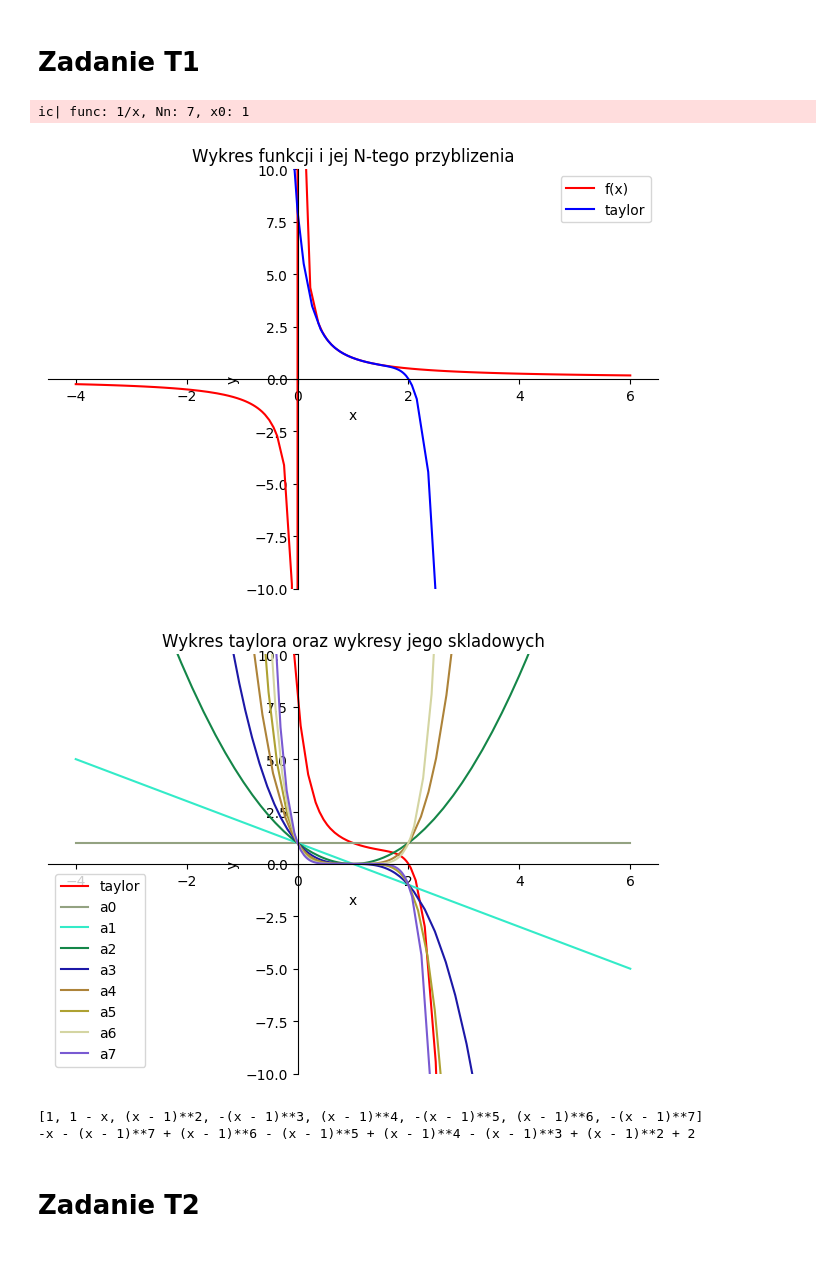
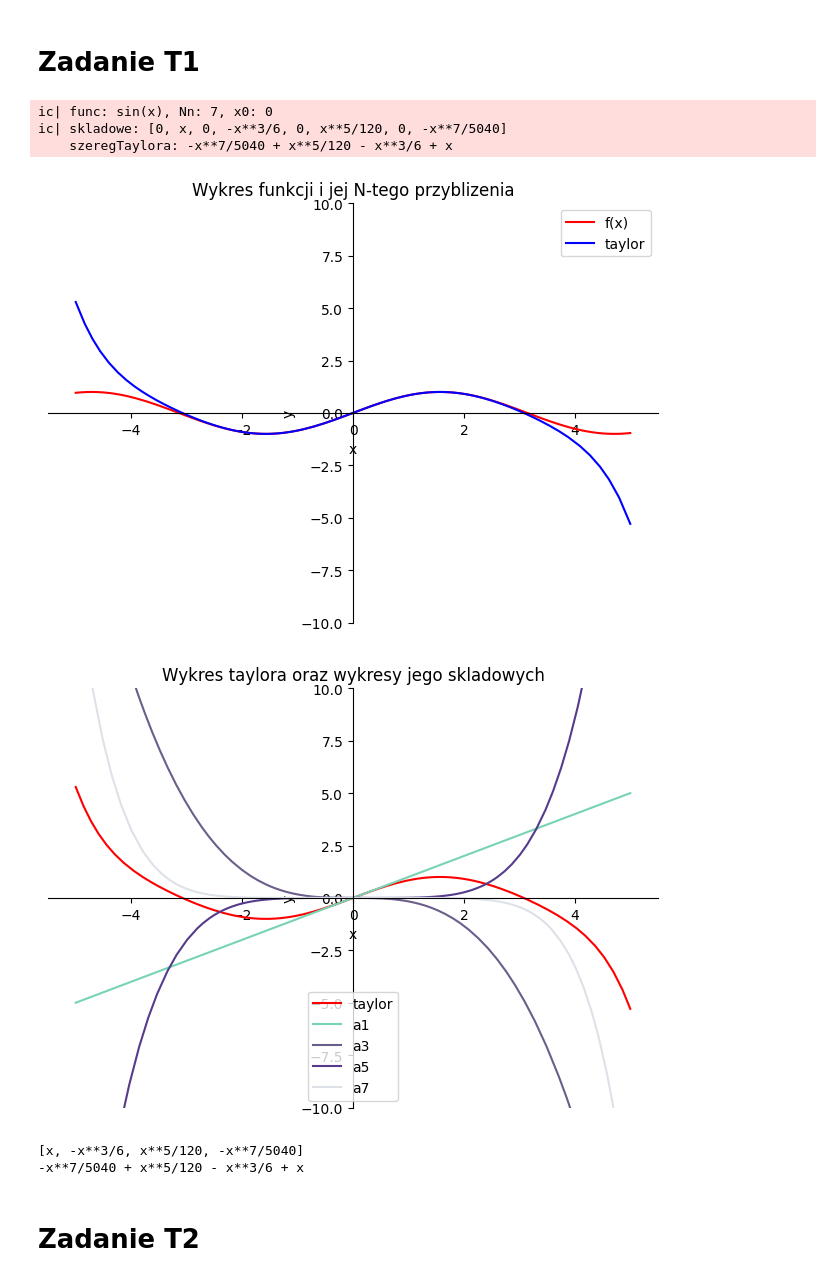
Before and after one commit to rzymski/jupyterObliczeniaNaukowe, a Jupyter notebook: szeregi.ipynb, the cells around one changed output. Saved outputs shown, nothing was run; the diff lists cells and outputs as text; code cells hidden in the pictures.

```diff
--- a/szeregi.ipynb
+++ b/szeregi.ipynb
@@ -24,6 +24,23 @@ def getTaylorSeriesWithComponents(func, Nn, x0, returnComponents=True):
     else:
         return szeregTaylora
 
+def calculateTaylorComponents(func, Nn, x0):
+    skladowe = []
+    for n in range(0, Nn+1):
+        pochodna = diff(func, x, n)
+        pochodnaX0 = pochodna.subs(x, x0)
+        skladowa = pochodnaX0 / math.factorial(n) * ((x - x0)**n)
+        # ic(pochodna, pochodnaX0, skladowa)
+        skladowe.append(skladowa)
+    return skladowe
+
+def getTaylorSeries(skladowe):
+    # szeregTaylora = 0
+    # for skladowa in skladowe:
+    #     szeregTaylora += skladowa
+    # return szeregTaylora
+    return sum(skladowe)
+
 def getPlots(funcsWithPlotParameters, title, rangeX=(-5, 5)):
     plots = plot(show=False, xlabel='x', ylabel='y', legend=True, title=title, ylim=(-10, 10))
     for fp in funcsWithPlotParameters:
@@ -40,7 +57,9 @@ def getPlots(funcsWithPlotParameters, title, rangeX=(-5, 5)):
 # %%
 def t1(func, Nn, x0):
     ic(func, Nn, x0)
-    szeregTaylora, skladowe = getTaylorSeriesWithComponents(func, Nn, x0, True)
+    skladowe = calculateTaylorComponents(func ,Nn, x0)
+    szeregTaylora = getTaylorSeries(skladowe)
+    ic(skladowe, szeregTaylora)
     # Pierwszy układ wykresów - wykres funkcji i jej N-tego przybliżenia
     wykresFunkcjiOrazTaylora = getPlots([{'func':func, 'color':"red", 'label':"f(x)"},
                                      {'func':szeregTaylora, 'color':"blue", 'label':"taylor"}],
@@ -54,21 +73,23 @@ def t1(func, Nn, x0):
     wykresTayloraOrazSkladowych = getPlots(taylorPlotData, "Wykres taylora oraz wykresy jego skladowych", (x0-5, x0+5))
     return [s for s in skladowe if s != 0], szeregTaylora, wykresFunkcjiOrazTaylora, None#wykresTayloraOrazSkladowych
 # %%
-# t1Func = sin(x)
+t1Func = sin(x)
 # t1Func = E**x
-t1Func = 1/x
+# t1Func = 1/x
 t1N = 7
-# t1X0 = 0
-t1X0 = 1
+t1X0 = 0
+# t1X0 = 1
 w1, w2, w3, w4 = t1(t1Func, t1N, t1X0)
 print(w1)
 print(w2)
 # %% [output]
-ic| func: 1/x, Nn: 7, x0: 1
+ic| func: sin(x), Nn: 7, x0: 0
+ic| skladowe: [0, x, 0, -x**3/6, 0, x**5/120, 0, -x**7/5040]
+    szeregTaylora: -x**7/5040 + x**5/120 - x**3/6 + x
-[figure, old version]
+[figure, new version]
-[figure, old version]
+[figure, new version]
-[1, 1 - x, (x - 1)**2, -(x - 1)**3, (x - 1)**4, -(x - 1)**5, (x - 1)**6, -(x - 1)**7]
--x - (x - 1)**7 + (x - 1)**6 - (x - 1)**5 + (x - 1)**4 - (x - 1)**3 + (x - 1)**2 + 2
+[x, -x**3/6, x**5/120, -x**7/5040]
+-x**7/5040 + x**5/120 - x**3/6 + x
 # %% [markdown]
 # Zadanie T2
 # %%
```
Also changed, not shown: parts of 3 cells of this notebook.
